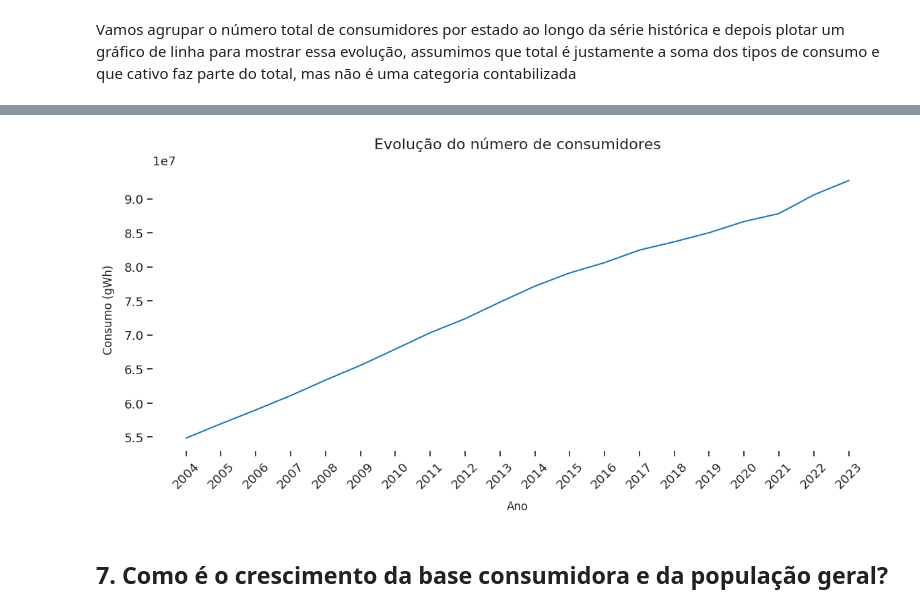
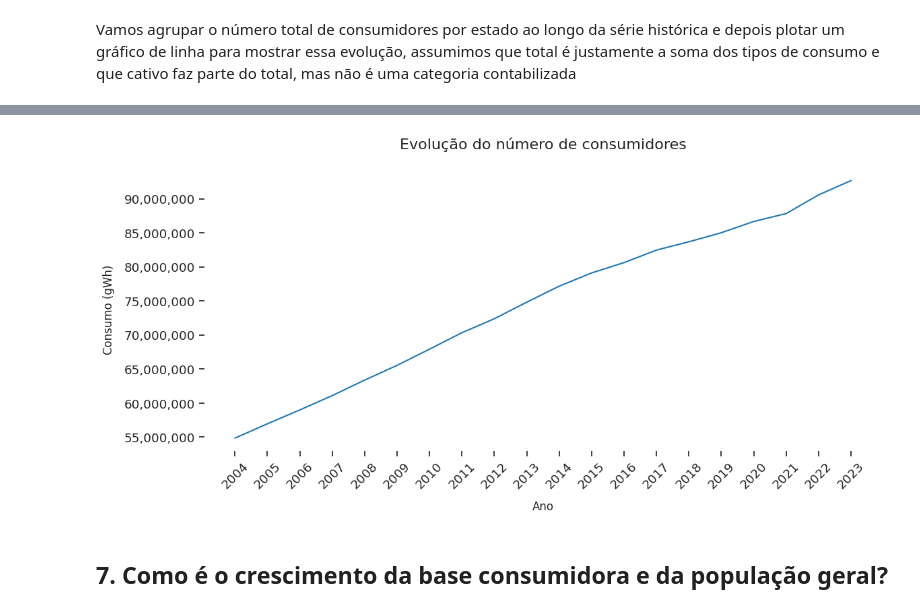
Before and after one commit to jorgelzsilva/projeto_consumo_energia, a Jupyter notebook: notebooks/desafio_final_jorge.ipynb, the cells around one changed output, grey strips where cells are left out. Drawn from its saved outputs; the diff is of its cells as text; code cells hidden in the pictures.

```diff
--- a/notebooks/desafio_final_jorge.ipynb
+++ b/notebooks/desafio_final_jorge.ipynb
@@ -670,7 +670,8 @@ def grafico_linha(dataframe, coluna_y, titulo, rotulo_y,
                   eixo_x='ano', filtro_x=None,
                   filtro_estado=None, filtro_regiao=None,
                   tipo_consumo='total', funcao_agg='soma',
-                  hue=None, tamanho_figura=(12, 6)):
+                  hue=None, tamanho_figura=(12, 6),
+                  milhares=False):
     """
     Cria um gráfico de linha dinâmico baseado nos parâmetros fornecidos.
 
@@ -760,6 +761,9 @@ def grafico_linha(dataframe, coluna_y, titulo, rotulo_y,
     # Ajustar os ticks do eixo x para mostrar todos os valores únicos
     plt.xticks(dataframe_agg[eixo_x].unique())
 
+    if milhares:
+        ax.yaxis.set_major_formatter(plt.FuncFormatter(lambda x, p: format(int(x), ',')))
+
     # Ajustar layout
     plt.tight_layout()
 
@@ -1107,5 +1111,5 @@ Vamos agrupar o número total de consumidores por estado ao longo da série hist
 ano_inicial = 2004
 ano_final = 2023
 # %%
-# Agrupamento por ano, pegando apenas dezembro de cada ano
-consumidores_anuais = df[df['mes'] == 12].groupby('ano')['numero_consumidores'].sum()
+consumidores_anuais = pd.DataFrame(df[df['mes'] == 12].groupby('ano')['numero_consumidores'].sum()).reset_index()
+consumidores_anuais['tipo_consumo'] = 'Total'
@@ -1128,2 +1115,0 @@ df_total
-# %%
-consumidores_anuais = pd.DataFrame(consumidores_anuais).reset_index()
@@ -1152,2 +1115,0 @@ df_total_resumo_anual
-# %%
-consumidores_anuais = df_total_resumo_anual.merge(consumidores_anuais, on='ano')
@@ -1210,12 +1116,13 @@ plt.show()
 # %%
 # Usando a função para plotar gráfico de linha
-grafico_linha(consumidores_anuais, coluna_y='numero_consumidores_y',
+grafico_linha(consumidores_anuais, coluna_y='numero_consumidores',
               eixo_x='ano',
               titulo='Evolução do número de consumidores',
               rotulo_y='Consumo (gWh)',
-              funcao_agg='media')
+              funcao_agg='media',
+              milhares=True)
 # %% [output]
-[figure, old version]
+[figure, new version]
 # %% [markdown]
 ## 7. Como é o crescimento da base consumidora e da população geral?
 # %%
```
Also changed, not shown: parts of 41 cells of this notebook, 17 other files.
